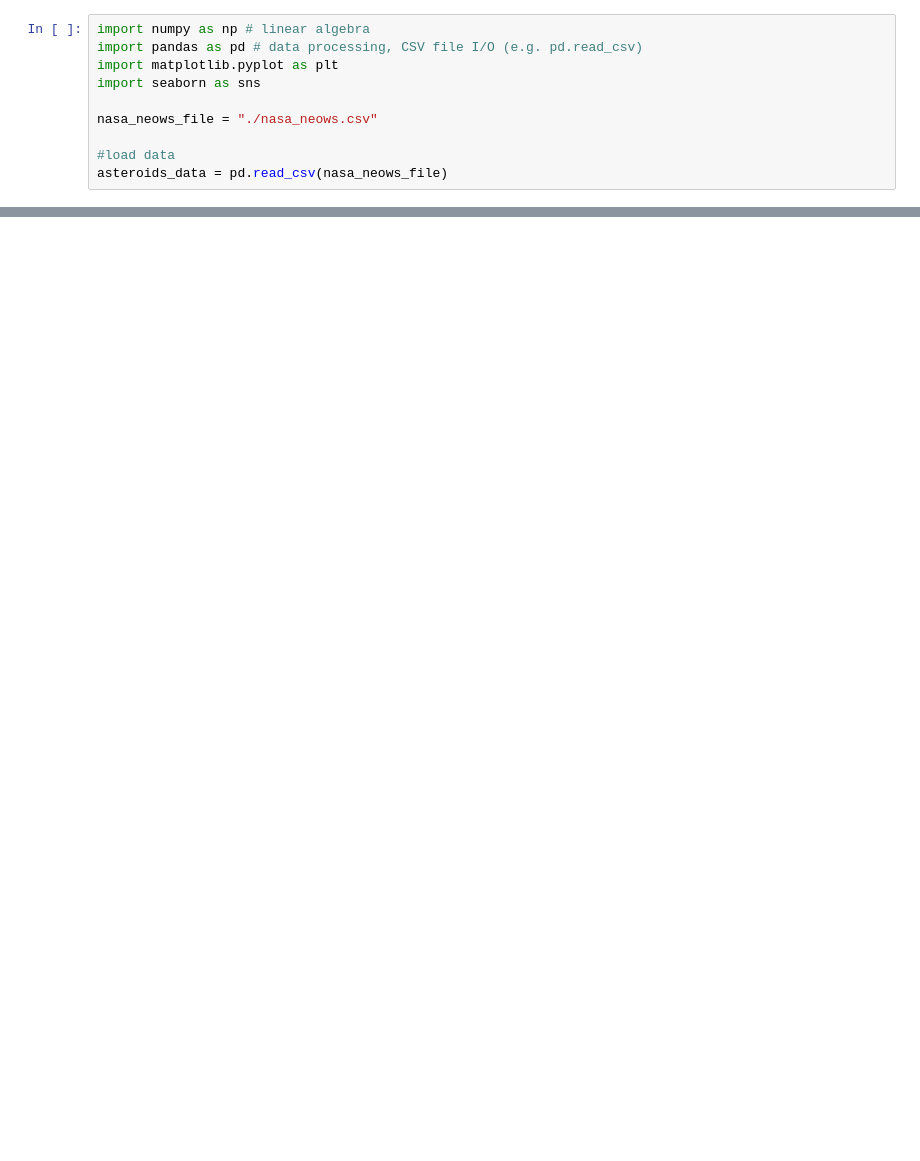
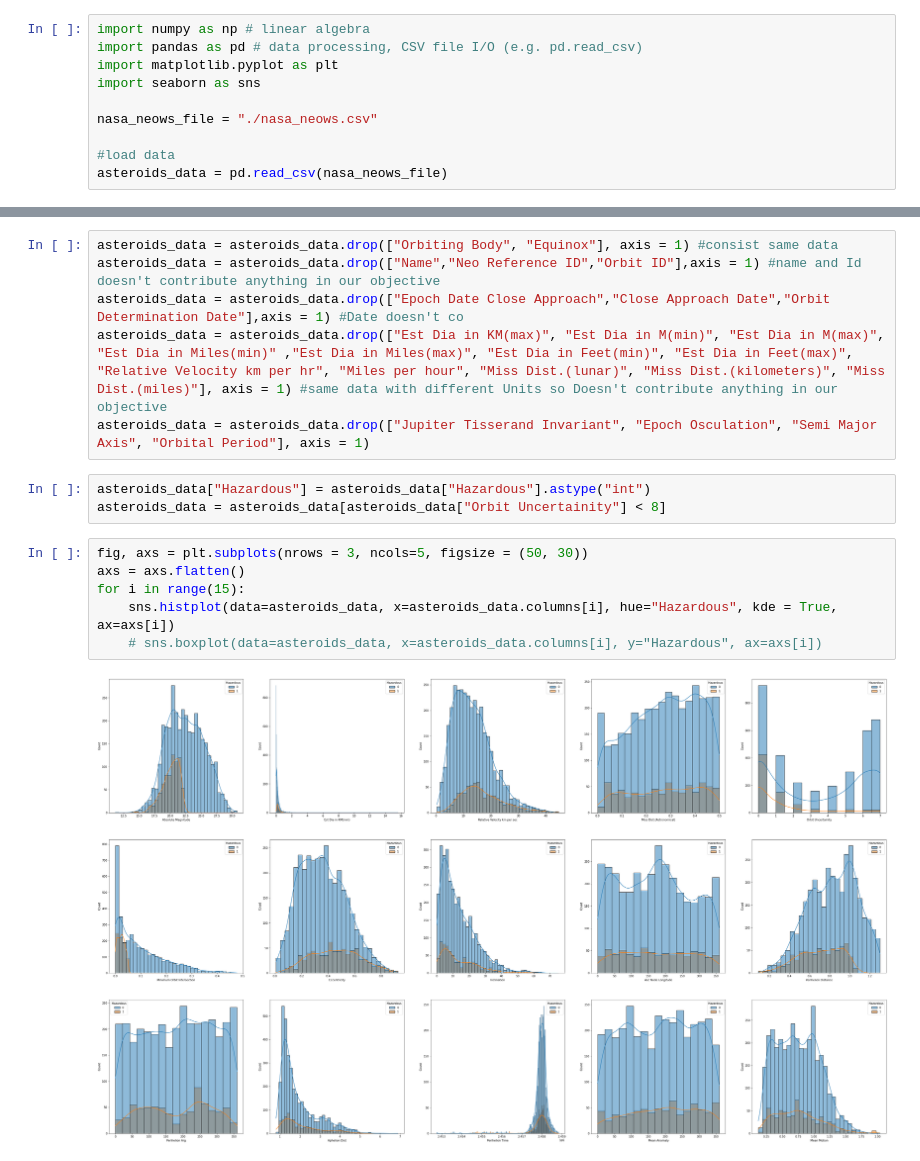
Before and after one commit to Wdong04/data_grad_proj, a Jupyter notebook: main.ipynb, the cells around one changed output, grey strips where cells are left out. Saved outputs shown, nothing was run; the diff lists cells and outputs as text; blank space fills up the shorter version.

```diff
--- a/main.ipynb
+++ b/main.ipynb
@@ -16,0 +117,17 @@ asteroids_data.head(100)
+# %%
+asteroids_data = asteroids_data.drop(["Orbiting Body", "Equinox"], axis = 1) #consist same data
+asteroids_data = asteroids_data.drop(["Name","Neo Reference ID","Orbit ID"],axis = 1) #name and Id doesn't contribute anything in our objective
+asteroids_data = asteroids_data.drop(["Epoch Date Close Approach","Close Approach Date","Orbit Determination Date"],axis = 1) #Date doesn't co
+asteroids_data = asteroids_data.drop(["Est Dia in KM(max)", "Est Dia in M(min)", "Est Dia in M(max)", "Est Dia in Miles(min)" ,"Est Dia in Miles(max)", "Est Dia in Feet(min)", "Est Dia in Feet(max)", "Relative Velocity km per hr", "Miles per hour", "Miss Dist.(lunar)", "Miss Dist.(kilometers)", "Miss Dist.(miles)"], axis = 1) #same data with different Units so Doesn't contribute anything in our objective
+asteroids_data = asteroids_data.drop(["Jupiter Tisserand Invariant", "Epoch Osculation", "Semi Major Axis", "Orbital Period"], axis = 1)
+# %%
+asteroids_data["Hazardous"] = asteroids_data["Hazardous"].astype("int")
+asteroids_data = asteroids_data[asteroids_data["Orbit Uncertainity"] < 8]
+# %%
+fig, axs = plt.subplots(nrows = 3, ncols=5, figsize = (50, 30))
+axs = axs.flatten()
+for i in range(15):
+    sns.histplot(data=asteroids_data, x=asteroids_data.columns[i], hue="Hazardous", kde = True, ax=axs[i])
+    # sns.boxplot(data=asteroids_data, x=asteroids_data.columns[i], y="Hazardous", ax=axs[i])
+# %% [output]
+[figure, added]
```
Also changed, not shown: parts of 7 cells of this notebook.
